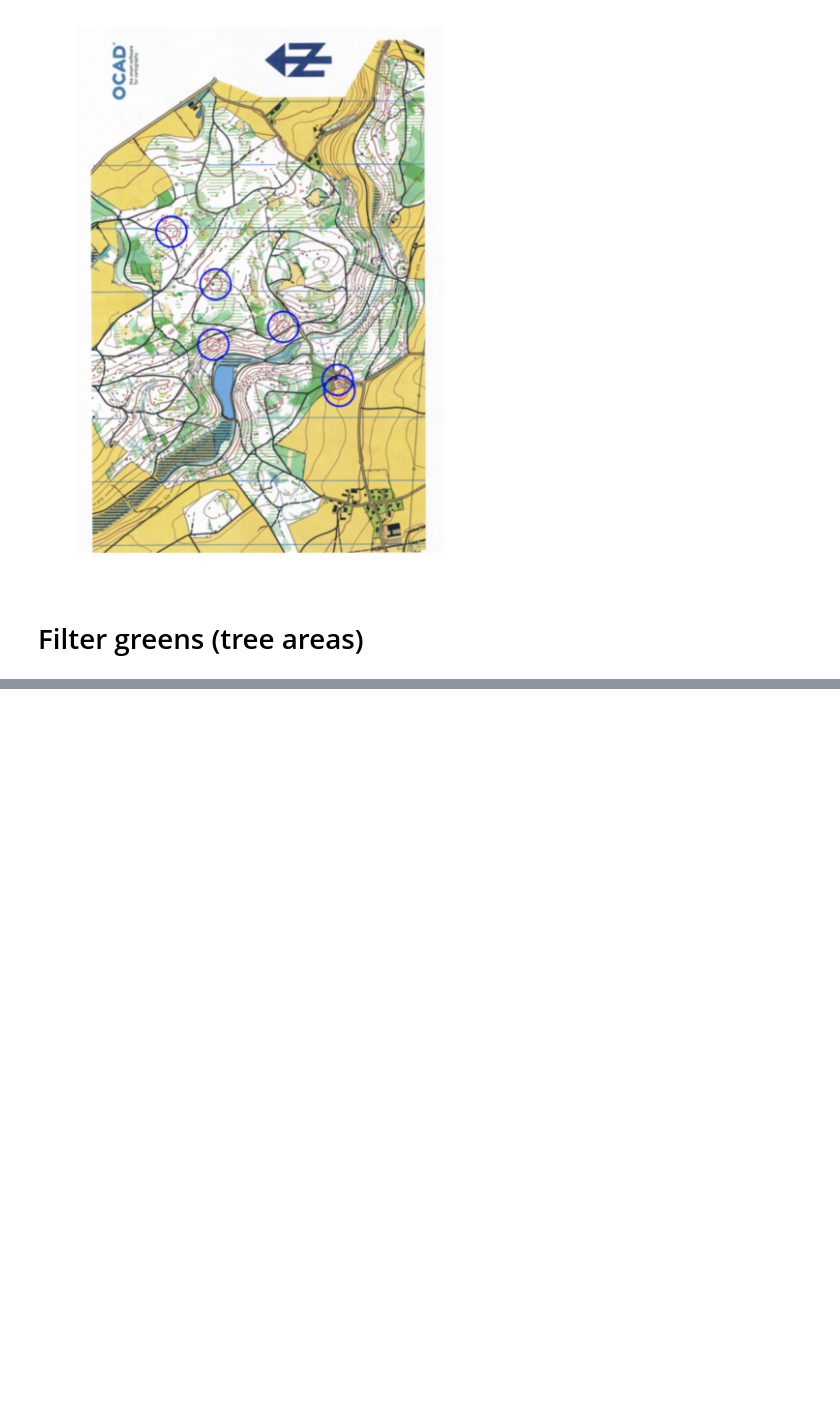
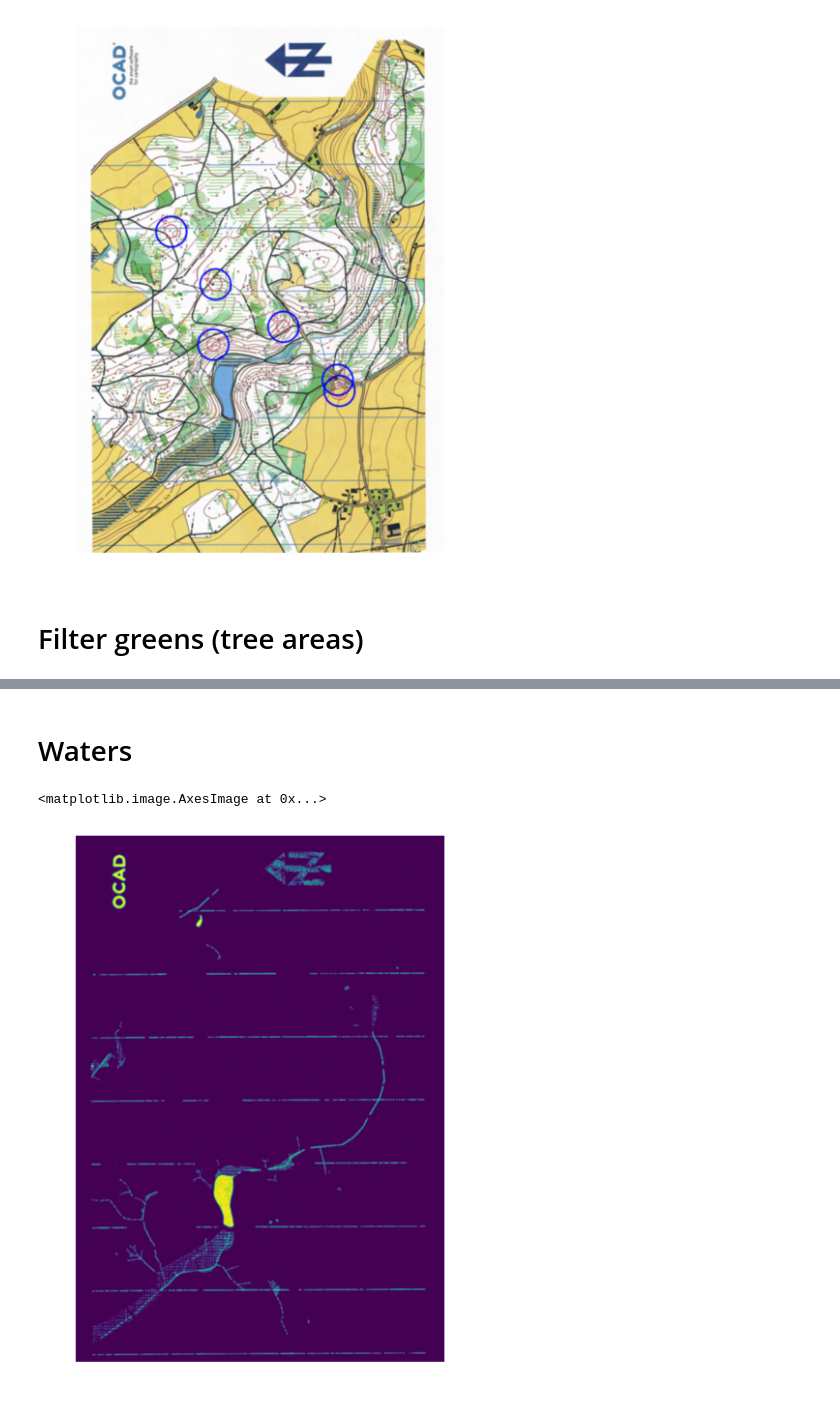
Before and after one commit to flavian112/olto3d, a Jupyter notebook: src/mapDigitalisation.ipynb, the cells around one changed output, grey strips where cells are left out. Saved outputs shown, nothing was run; the diff lists cells and outputs as text; code cells hidden in the pictures; blank space fills up the shorter version.

```diff
--- a/src/mapDigitalisation.ipynb
+++ b/src/mapDigitalisation.ipynb
@@ -99,0 +101,11 @@ NameError: name 'cv2' is not defined
+# %% [markdown]
+# Waters
+# %%
+mask = cv2.inRange(hsv, np.array([100, 100, 120]), np.array([110, 255, 255]))
+
+plt.figure(figsize=[10,10])
+plt.axis('off')
+plt.imshow(mask, interpolation="bicubic")
+# %% [output]
+<matplotlib.image.AxesImage at 0x...>
+[figure, added]
```
Also changed, not shown: parts of 4 cells of this notebook, 19 other files.
